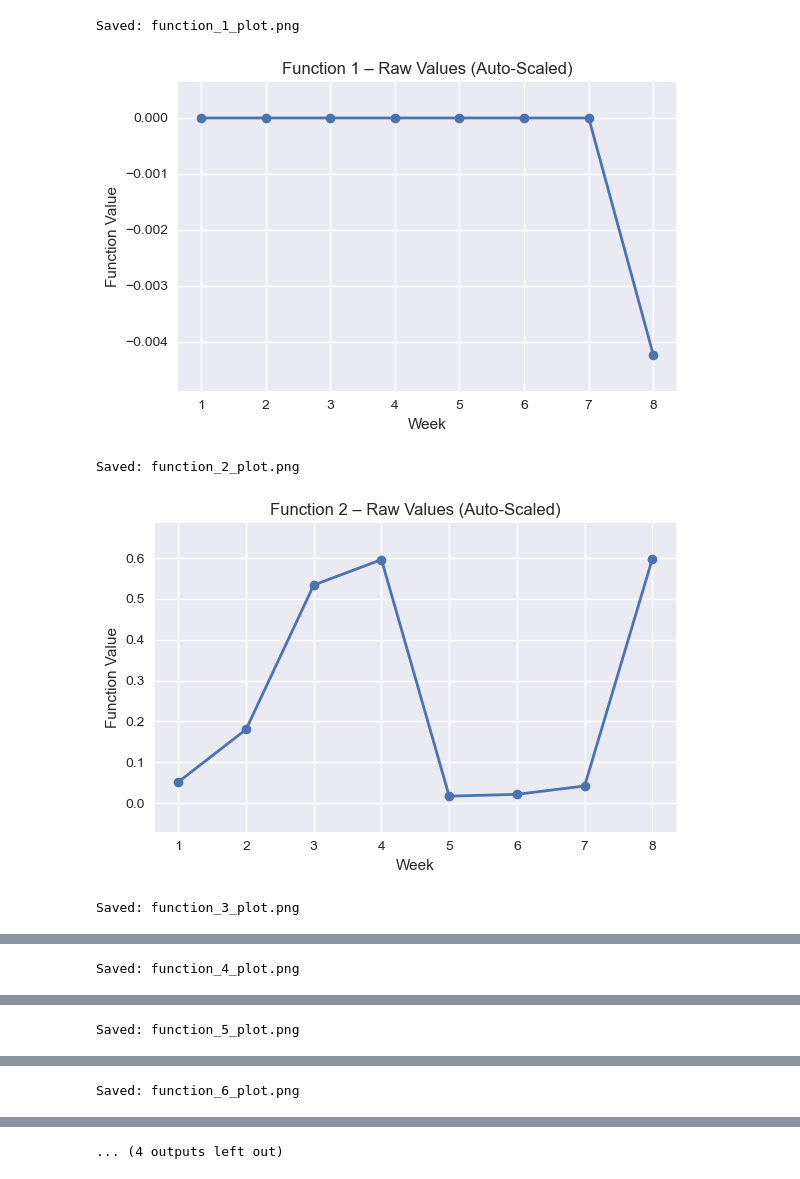
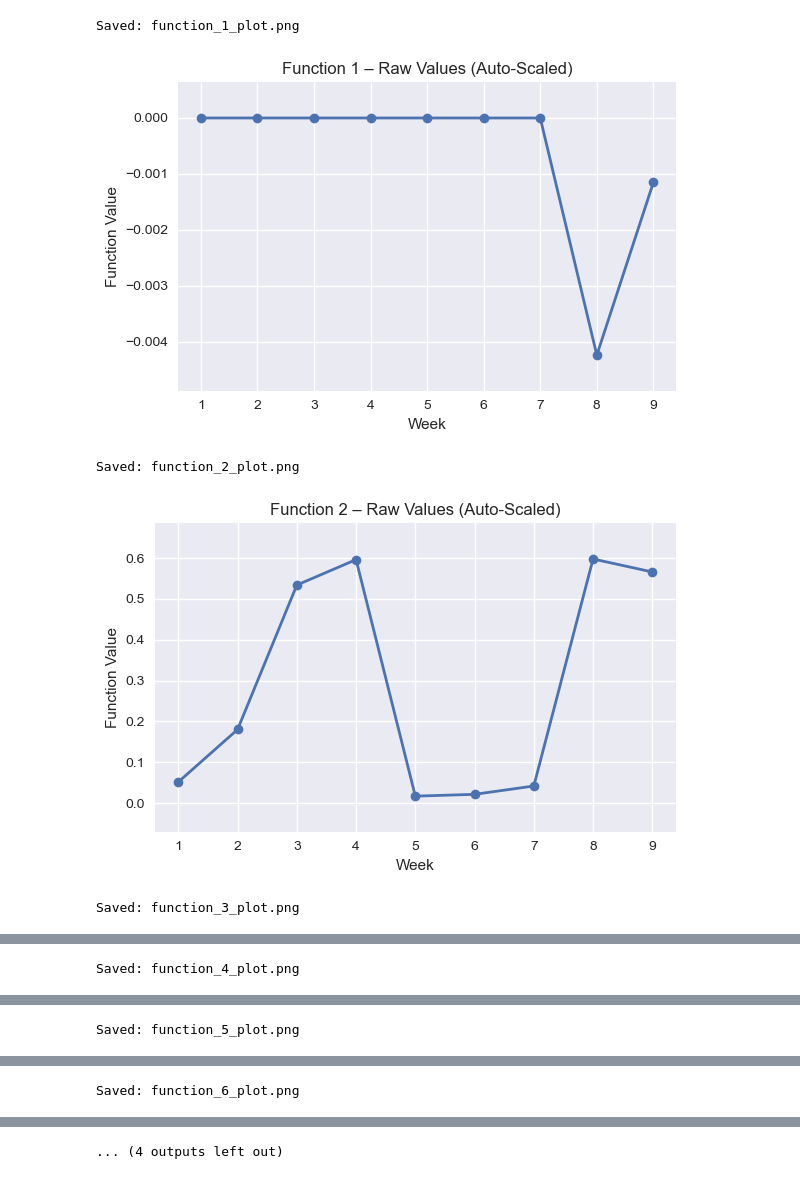
Before and after one commit to ajay-falcon-ai/Capstone-Black-Box-functions, a Jupyter notebook: utils/plot_results.ipynb, the cells around one changed output, grey strips where cells are left out. Saved outputs shown, nothing was run; the diff lists cells and outputs as text; code cells hidden in the pictures.

Commit message:
Added the output from real function for week 9 submissions. Added a link to the result plots to README.md file.

```diff
--- a/utils/plot_results.ipynb
+++ b/utils/plot_results.ipynb
@@ -5,7 +5,7 @@ import matplotlib.pyplot as plt
 # -----------------------------
 # Raw data from your table
 # -----------------------------
-weeks = np.arange(1, 9)
+weeks = np.arange(1, 10)
 
 F1 = np.array([-1.2487829338434956e-49,
                -9.343447791332904e-112,
@@ -14,7 +14,8 @@ F1 = np.array([-1.2487829338434956e-49,
                -6.688485279296031e-142,
                -1.8022788966239472e-144,
                -1.3151574669815363e-142,
-               -0.004236010437020722])
+               -0.004236010437020722,
+               -0.0011513293804727184])
 
 F2 = np.array([0.051646432712366415,
                0.18011924802681153,
@@ -23,7 +24,8 @@ F2 = np.array([0.051646432712366415,
                0.01686172630224915,
                0.021320835230587712,
                0.04170782561126679,
-               0.5976293971773099])
+               0.5976293971773099,
+               0.565857330050682])
 
 F3 = np.array([-0.11118571432117087,
                -0.030680318237259866,
@@ -32,7 +34,8 @@ F3 = np.array([-0.11118571432117087,
                -0.1175388643248932,
                -0.1482910205289665,
                -0.12635616438454833,
-               -0.037692123265023345])
+               -0.037692123265023345,
+               -0.029031619136784075])
 
 F4 = np.array([-4.620232320523549,
                -4.939960051262183,
@@ -41,7 +44,8 @@ F4 = np.array([-4.620232320523549,
                -7.221570128386034,
                -7.6005772787938355,
                -4.550362897100278,
-               -7.6909155928365855])
+               -7.6909155928365855,
+               -4.84733587428212])
 
 F5 = np.array([872.3074873002278,
                743.1182481623213,
@@ -50,7 +54,8 @@ F5 = np.array([872.3074873002278,
                4564.328857219503,
                6619.923795891087,
                6717.039990516725,
-               3942.207447141211])
+               3942.207447141211,
+               7705.825094042719])
 
 F6 = np.array([-0.5377942602933444,
                -0.7102415173770004,
@@ -59,7 +64,8 @@ F6 = np.array([-0.5377942602933444,
                -0.8866184075971868,
                -2.0390133791009304,
                -2.3063646975145775,
-               -0.6349274195629477])
+               -0.6349274195629477,
+               -0.7453415482672865])
 
 F7 = np.array([1.181422704250112,
                0.9769171261966855,
@@ -68,7 +74,8 @@ F7 = np.array([1.181422704250112,
                0.028769356636723045,
                0.33553729563585927,
                0.9161953953665816,
-               1.1241859989248546])
+               1.1241859989248546,
+               0.8608279363272374])
 
 F8 = np.array([9.5658,
                9.6097592309634,
@@ -77,38 +84,39 @@ F8 = np.array([9.5658,
                9.2921179841235,
                9.5673490736736,
                9.5144374297026,
-               9.5880031008211])
+               9.5880031008211,
+               9.6158])
 
 functions = [F1, F2, F3, F4, F5, F6, F7, F8]
 
 # -----------------------------
 # Plot each function separately
 # -----------------------------
 plt.style.use("seaborn-v0_8")
 
 for i, f in enumerate(functions, start=1):
     plt.figure(figsize=(6, 4))
     plt.plot(weeks, f, marker='o', linewidth=2)
 
     # Auto-scale y-axis with a margin
     ymin, ymax = f.min(), f.max()
     margin = (ymax - ymin) * 0.15 if ymax != ymin else 1
     plt.ylim(ymin - margin, ymax + margin)
 
     plt.title(f"Function {i} – Raw Values (Auto-Scaled)")
     plt.xlabel("Week")
     plt.ylabel("Function Value")
     plt.grid(True)
     plt.tight_layout()
     # Save to file
     filename = f"function_{i}_plot.png"
     plt.savefig(filename, dpi=300)
     print(f"Saved: {filename}")
     # Show the plot
     plt.show()
 # %% [output]
 Saved: function_1_plot.png
-[figure, old version]
+[figure, new version]
 Saved: function_2_plot.png
-[figure, old version]
+[figure, new version]
 Saved: function_3_plot.png
```
Also changed, not shown: parts of 1 cell of this notebook, 11 other files.
